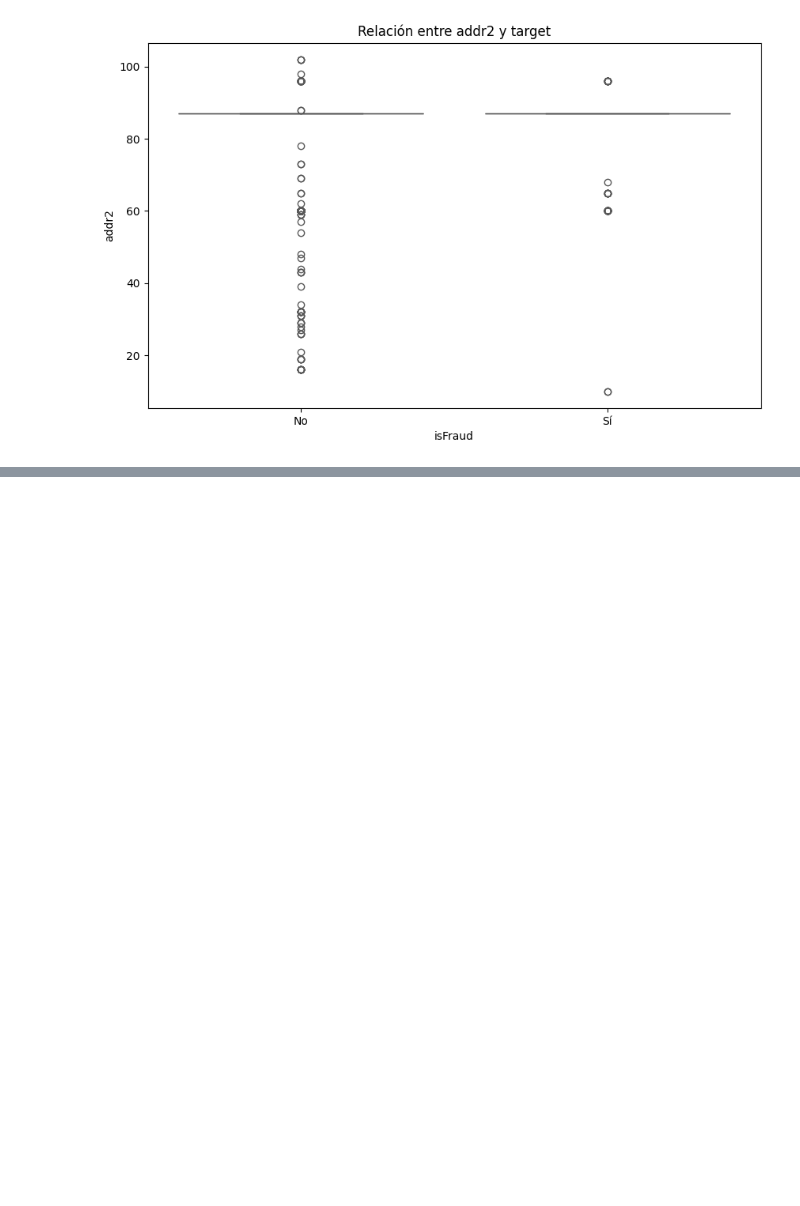
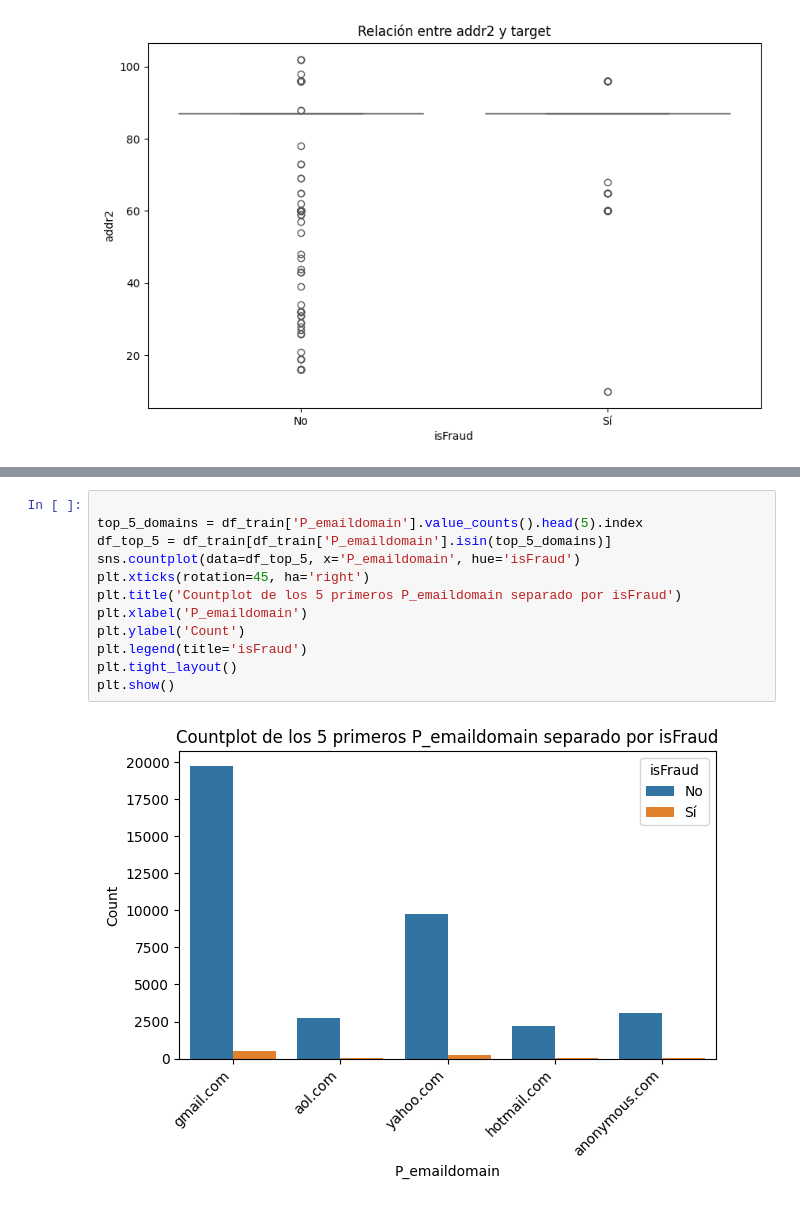
Before and after one commit to JRamos84/deteccion_fraude, a Jupyter notebook: notebooks/01_Exploratiry_Data_Analysis.ipynb, the cells around one changed output, grey strips where cells are left out. Saved outputs shown, nothing was run; the diff lists cells and outputs as text; blank space fills up the shorter version.

```diff
--- a/notebooks/01_Exploratiry_Data_Analysis.ipynb
+++ b/notebooks/01_Exploratiry_Data_Analysis.ipynb
@@ -697,0 +785,14 @@ for column in df_train.select_dtypes(include=['number']).columns:
+# %%
+
+top_5_domains = df_train['P_emaildomain'].value_counts().head(5).index
+df_top_5 = df_train[df_train['P_emaildomain'].isin(top_5_domains)]
+sns.countplot(data=df_top_5, x='P_emaildomain', hue='isFraud')
+plt.xticks(rotation=45, ha='right')
+plt.title('Countplot de los 5 primeros P_emaildomain separado por isFraud')
+plt.xlabel('P_emaildomain')
+plt.ylabel('Count')
+plt.legend(title='isFraud')
+plt.tight_layout()
+plt.show()
+# %% [output]
+[figure, added]
```
Also changed, not shown: parts of 12 cells of this notebook.
